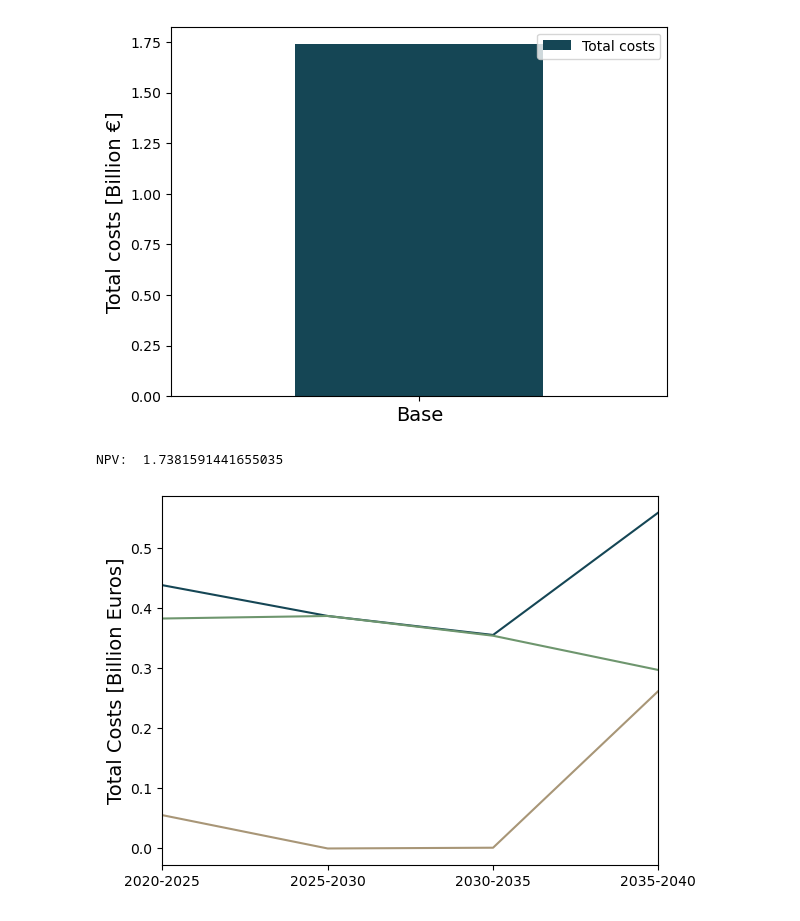
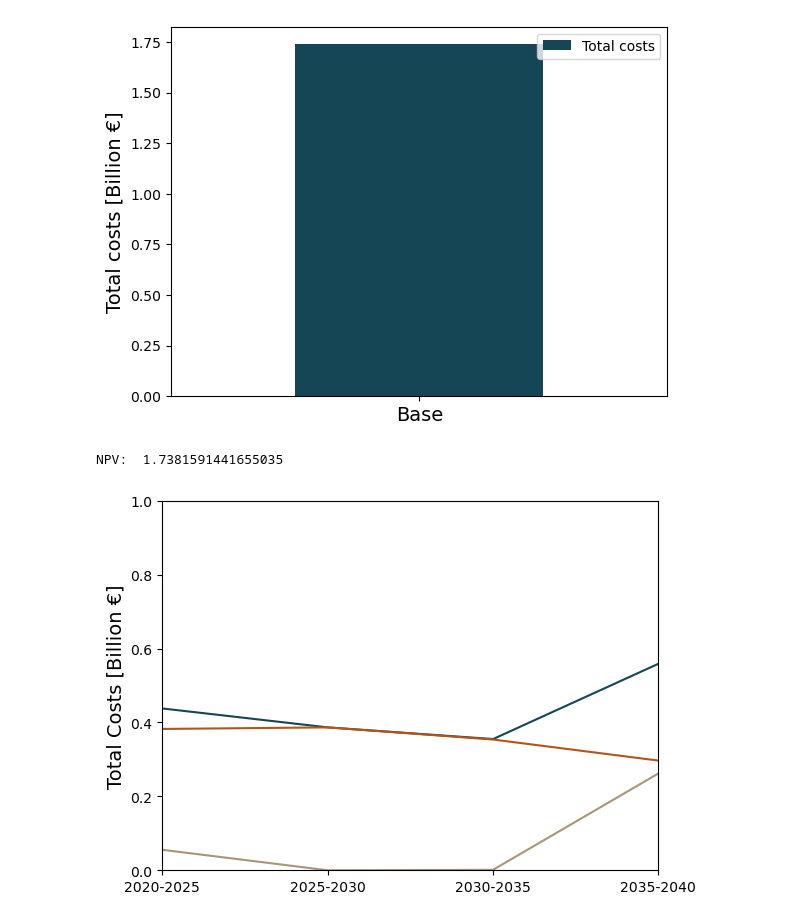
Before and after one commit to maribjorn/EMPIRE-BO, a Jupyter notebook: plot.ipynb, the cells around one changed output. Saved outputs shown, nothing was run; the diff lists cells and outputs as text; code cells hidden in the pictures.

Commit message:
Small fixes plot

```diff
--- a/plot.ipynb
+++ b/plot.ipynb
@@ -307,36 +307,38 @@ for period in periods:
     capex_dict[period] = sum_capex / 1e9 # in billion euros
 
 capex = pd.DataFrame(list(capex_dict.items()), columns=['Period', 'TotalInvestment'])
 
 operational_scalar = sum((1+discountrate)**(-j) for j in list(range(0,LeapYearsInvestment)))
 
 opex_dict = {}
 for period, num_period in zip(periods, range(1, len(periods) + 1)):
     sum_opex = 0
     coeff = 1
     if num_period > 1:
         coeff = pow(1.0 + discountrate, -LeapYearsInvestment * (num_period - 1))
     for i in range(scenario_int):
         for tech in old_names:
             tech_no_space = tech.replace(" ", "")
             generated = operational_data[(operational_data['Period'] == period) & (operational_data['Scenario'] == f'scenario{i+1}') & (operational_data['Season'].isin(regular_seasons))][tech_no_space + '_MW'].sum()
             generated_peak = operational_data[(operational_data['Period'] == period) & (operational_data['Scenario'] == f'scenario{i+1}') & (operational_data['Season'].isin(peak_seasons))][tech_no_space + '_MW'].sum()
             sum_opex += get_marginal_cost(tech) * (generated * season_scale[0] + generated_peak * season_scale[5]) * prob_scenarios[f'scenario{i+1}'] * coeff * operational_scalar
         sum_opex += operational_data[(operational_data['Period'] == period) & (operational_data['Scenario'] == f'scenario{i+1}') & (operational_data['Season'].isin(regular_seasons))]['LoadShed_MW'].sum() * load_shed_cost * season_scale[0] * prob_scenarios[f'scenario{i+1}'] * coeff * operational_scalar
 
     opex_dict[period] = sum_opex / 1e9 # in billion euros
 
 opex = pd.DataFrame(list(opex_dict.items()), columns=['Period', 'TotalOperationalCost'])
 npv = capex['TotalInvestment'].sum() + opex['TotalOperationalCost'].sum()
 print('NPV: ', npv)
 
 total_costs = capex['TotalInvestment'] + opex['TotalOperationalCost']
-plt.plot(periods, total_costs, color=teal2)
-plt.plot(periods, capex['TotalInvestment'], color=beige2)
-plt.plot(periods, opex['TotalOperationalCost'], color=green2)
-plt.ylabel('Total Costs [Billion Euros]', fontsize=14)
-plt.xlim(0, 3)
+plt.plot(periods, total_costs, color=teal2, label ='Total costs')
+plt.plot(periods, capex['TotalInvestment'], color=beige2, label='Capex')
+plt.plot(periods, opex['TotalOperationalCost'], color=brown2, label = 'Opex')
+plt.ylabel('Total Costs [Billion €]', fontsize=14)
+plt.xlim(0,3)
+plt.ylim(0,1)
+plt.legend
 plt.show()
 # %% [output]
 NPV:  1.7381591441655035
-[figure, old version]
+[figure, new version]
```
